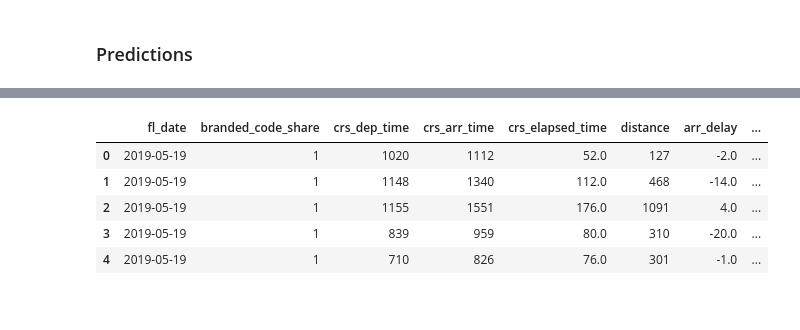
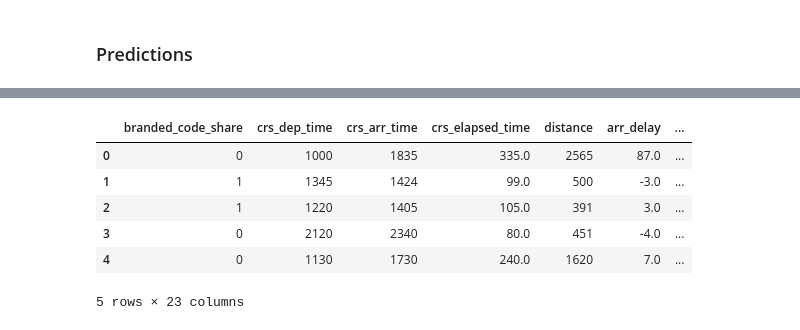
Before and after one commit to jsilke/flight-delay-prediction, a Jupyter notebook: Modelling/delay_probability.ipynb, the cells around one changed output, grey strips where cells are left out. Drawn from its saved outputs; the diff is of its cells as text; code cells hidden in the pictures.

```diff
--- a/Modelling/delay_probability.ipynb
+++ b/Modelling/delay_probability.ipynb
@@ -91,5 +77,5 @@ me.RocCurveDisplay.from_predictions(stats_ytest, stats_pred)
 # %% [markdown]
 ### Predictions
 # %%
-rank_ = soft_from_rank[:, :1]
-stats_ = soft_from_stats[:, :1]
+pred_stats_train = train_soft_from_stats[:, :1]
+pred_stats_test = soft_from_stats[:, :1]
@@ -107,0 +82,8 @@ stats_test['rank_pred'] = pd.Series(rank.reshape(-1))
+# %%
+stats_Xtrain = stats_Xtrain.reset_index(drop=True)
+stats_Xtest = stats_Xtest.reset_index(drop=True)
+# %%
+stats_Xtrain['stats_pred'] = pd.Series(pred_stats_train.reshape(-1))
+stats_Xtest['stats_pred'] = pd.Series(pred_stats_test.reshape(-1))
+# %%
+X_to_save = pd.concat([stats_Xtrain, stats_Xtest])
@@ -108,9 +105,10 @@ stats_test['rank_pred'] = pd.Series(rank.reshape(-1))
 # %%
-ranked.head()
+X_to_save.head()
 # %% [output]
-|  | fl_date | branded_code_share | crs_dep_time | crs_arr_time | crs_elapsed_time | distance | arr_delay | ... |
-| 0 | 2019-05-19 | 1 | 1020 | 1112 | 52.0 | 127 | -2.0 | ... |
-| 1 | 2019-05-19 | 1 | 1148 | 1340 | 112.0 | 468 | -14.0 | ... |
-| 2 | 2019-05-19 | 1 | 1155 | 1551 | 176.0 | 1091 | 4.0 | ... |
-| 3 | 2019-05-19 | 1 | 839 | 959 | 80.0 | 310 | -20.0 | ... |
-| 4 | 2019-05-19 | 1 | 710 | 826 | 76.0 | 301 | -1.0 | ... |
+|  | branded_code_share | crs_dep_time | crs_arr_time | crs_elapsed_time | distance | arr_delay | ... |
+| 0 | 0 | 1000 | 1835 | 335.0 | 2565 | 87.0 | ... |
+| 1 | 1 | 1345 | 1424 | 99.0 | 500 | -3.0 | ... |
+| 2 | 1 | 1220 | 1405 | 105.0 | 391 | 3.0 | ... |
+| 3 | 0 | 2120 | 2340 | 80.0 | 451 | -4.0 | ... |
+| 4 | 0 | 1130 | 1730 | 240.0 | 1620 | 7.0 | ... |
+5 rows × 23 columns
```
Also changed, not shown: parts of 27 cells of this notebook, 1 other file.
